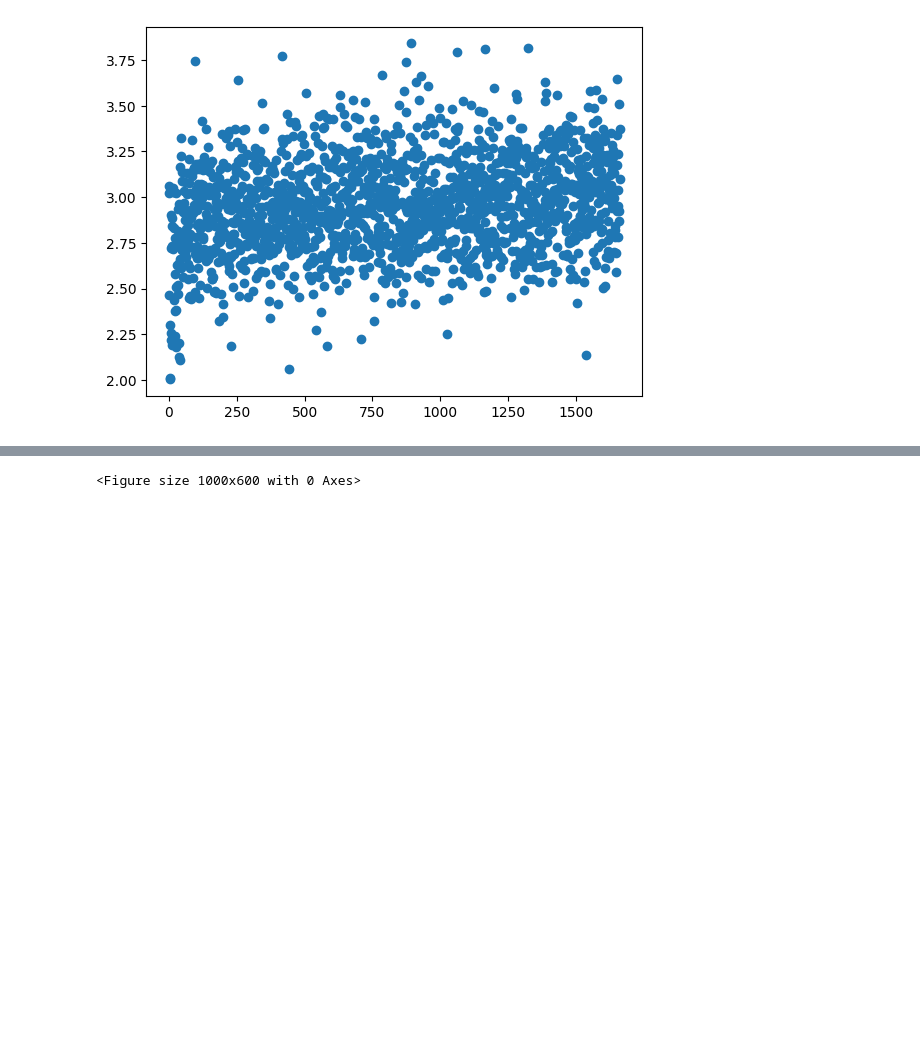
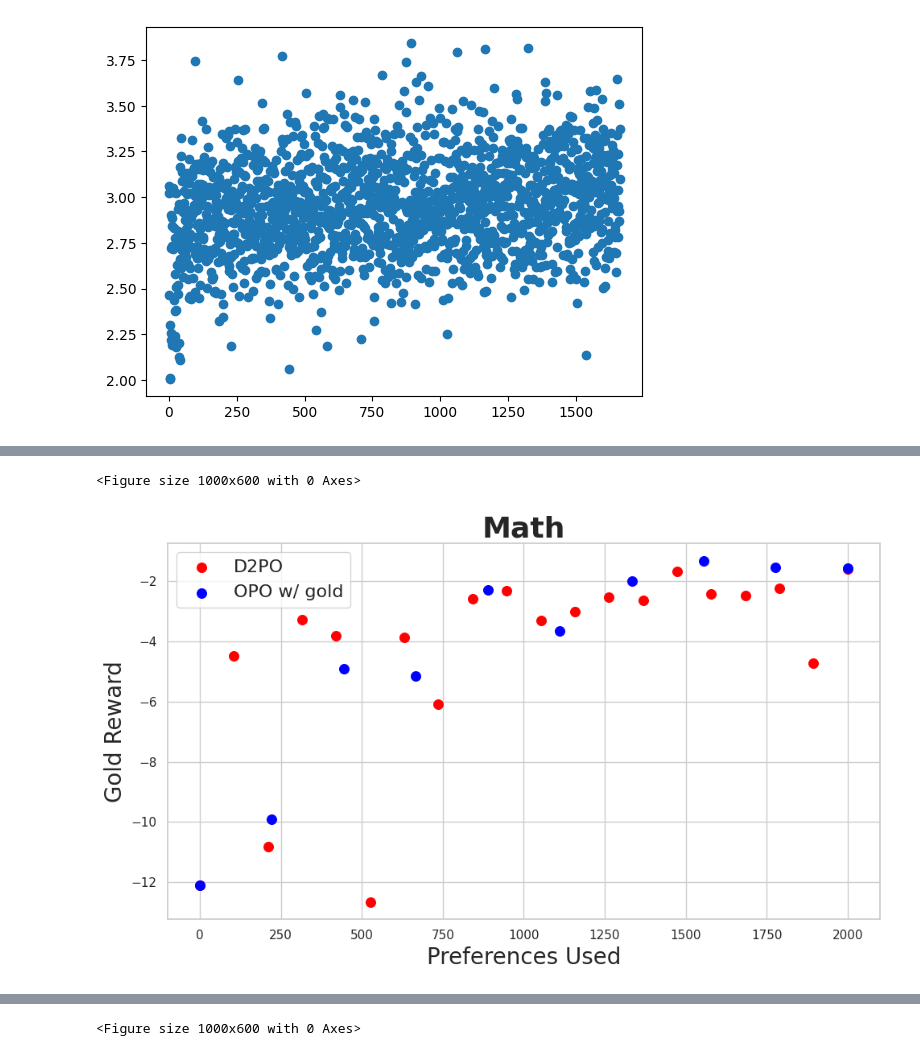
Before and after one commit to PrasannS/d2po, a Jupyter notebook: notebooks/trainlog_analysis.ipynb, the cells around one changed output, grey strips where cells are left out. Cells and saved outputs as stored; diff of their text form; code cells hidden in the pictures; blank space fills up the shorter version.

```diff
--- a/notebooks/trainlog_analysis.ipynb
+++ b/notebooks/trainlog_analysis.ipynb
@@ -556,0 +621,5 @@ bowmainpoints = [(4000, 5.9), (4000,6.2)]
+# %%
+plot_methods(mathmainres, xlabel="Preferences Used", ylabel="Gold Reward", setname="Math", fname ='mathmainn.pdf')
+# %% [output]
+<Figure size 1000x600 with 0 Axes>
+[figure, added]
```
Also changed, not shown: parts of 9 cells of this notebook, 13 other files.
